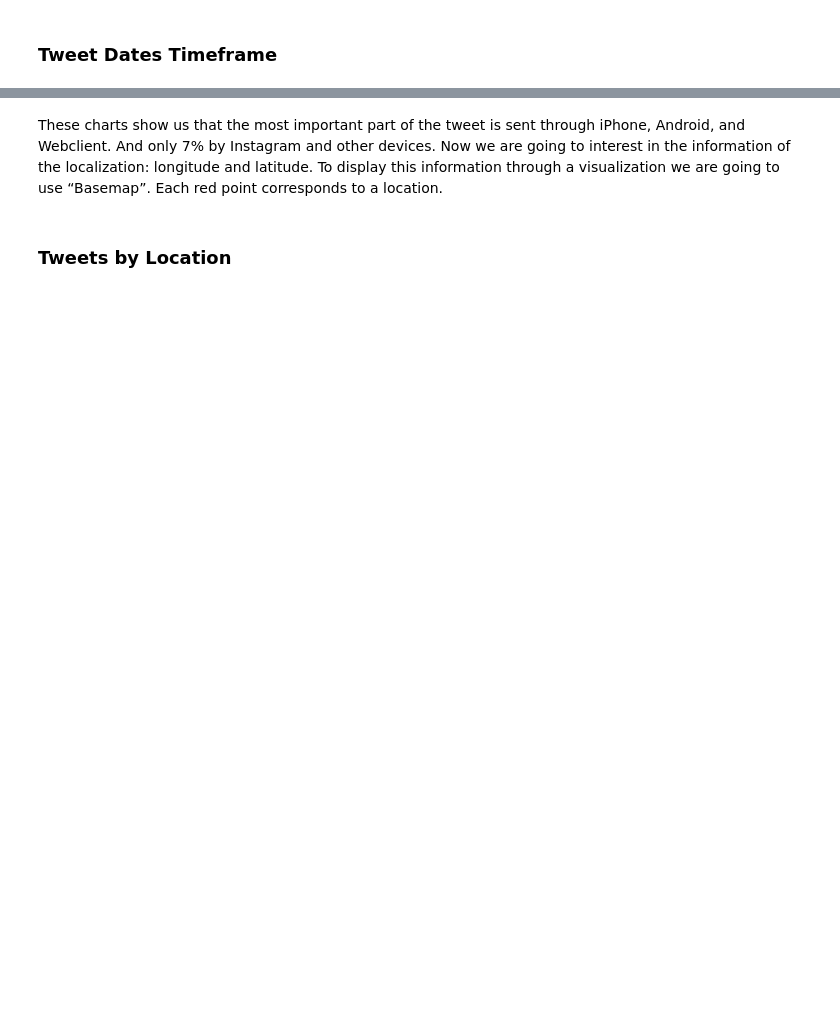
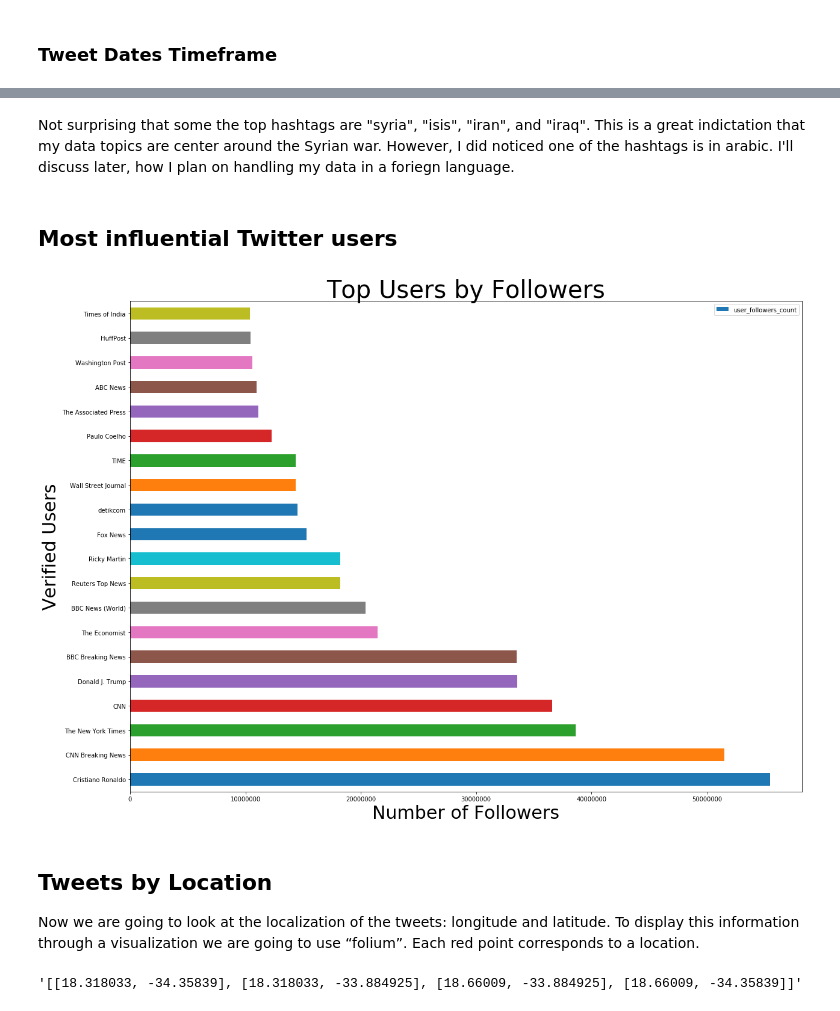
Before and after one commit to adamstueckrath/SyriaProject, a Jupyter notebook: web_scrapers/twitter_data_analysis_v2.ipynb, the cells around one changed output, grey strips where cells are left out. Saved outputs shown, nothing was run; the diff lists cells and outputs as text; code cells hidden in the pictures; blank space fills up the shorter version.

```diff
--- a/web_scrapers/twitter_data_analysis_v2.ipynb
+++ b/web_scrapers/twitter_data_analysis_v2.ipynb
@@ -419,5 +491,28 @@ plt.legend(bbox_to_anchor=(1, 1))
+# %% [markdown]
+Not surprising that some the top hashtags are "syria", "isis", "iran", and "iraq". This is a great indictation that my data topics are center around the Syrian war. However, I did noticed one of the hashtags is in arabic. I'll discuss later, how I plan on handling my data in a foriegn language.
+# %% [markdown]
+## Most influential Twitter users
+# %%
+# get most influential twitter users by verified accounts and number of followers
+verified_users_followers_df = pandas.DataFrame(tweets_no_rts_df, columns=['user_screen_name', 'user_name',
+                                                                          'user_followers_count', 'user_verified'])
+
+verified_users_followers_df = verified_users_followers_df[verified_users_followers_df['user_verified'] != False]
+verified_users_followers_df = verified_users_followers_df.sort_values('user_followers_count', ascending=False)
+verified_users_followers_df = verified_users_followers_df.drop_duplicates(subset=['user_screen_name'], keep='last')
+verified_users_followers_df = verified_users_followers_df.head(20)
+# %%
+# plot the top n influential users
+fig, ax = plt.subplots(figsize=(20,15))
+verified_users_followers_df.plot(kind='barh', y="user_followers_count", x="user_name", ax=ax)
+plt.title('Top Users by Followers', size = 40)
+plt.xlabel('Number of Followers', size = 30)
+plt.ylabel('Verified Users', size = 30)
+plt.ticklabel_format(style='plain', axis='x')
+plt.show()
+# %% [output]
+[figure, added]
 # %% [markdown]
-These charts show us that the most important part of the tweet is sent through iPhone, Android, and Webclient. And only 7% by Instagram and other devices. Now we are going to interest in the information of the localization: longitude and latitude. To display this information through a visualization we are going to use “Basemap”. Each red point corresponds to a location.
+## Tweets by Location
+Now we are going to look at the localization of the tweets: longitude and latitude. To display this information through a visualization we are going to use “folium”. Each red point corresponds to a location.
-# %% [markdown]
-### Tweets by Location
 # %%
@@ -448 +546,5 @@ tweets_by_location = tweets_by_location.reset_index(drop=True)
+# %%
+tweets_by_location['bounding_box_coordinates'][1]
+# %% [output]
+'[[18.318033, -34.35839], [18.318033, -33.884925], [18.66009, -33.884925], [18.66009, -34.35839]]'
 # %%
```
Also changed, not shown: parts of 51 cells of this notebook, 1 other file.
